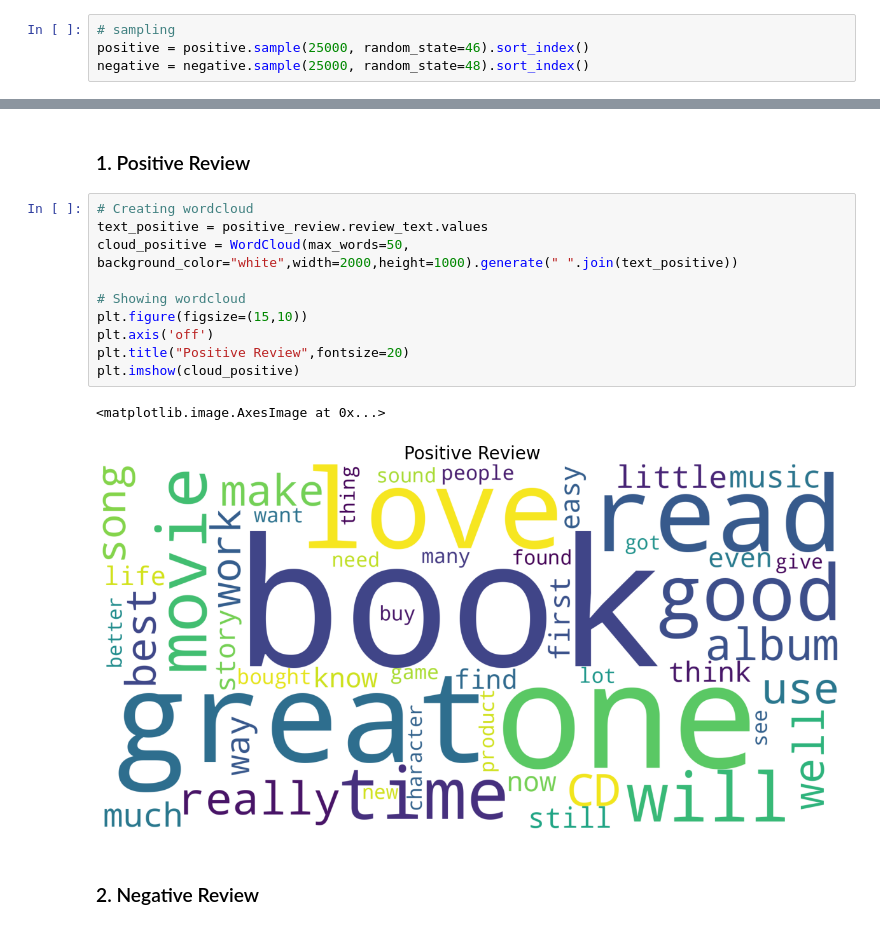
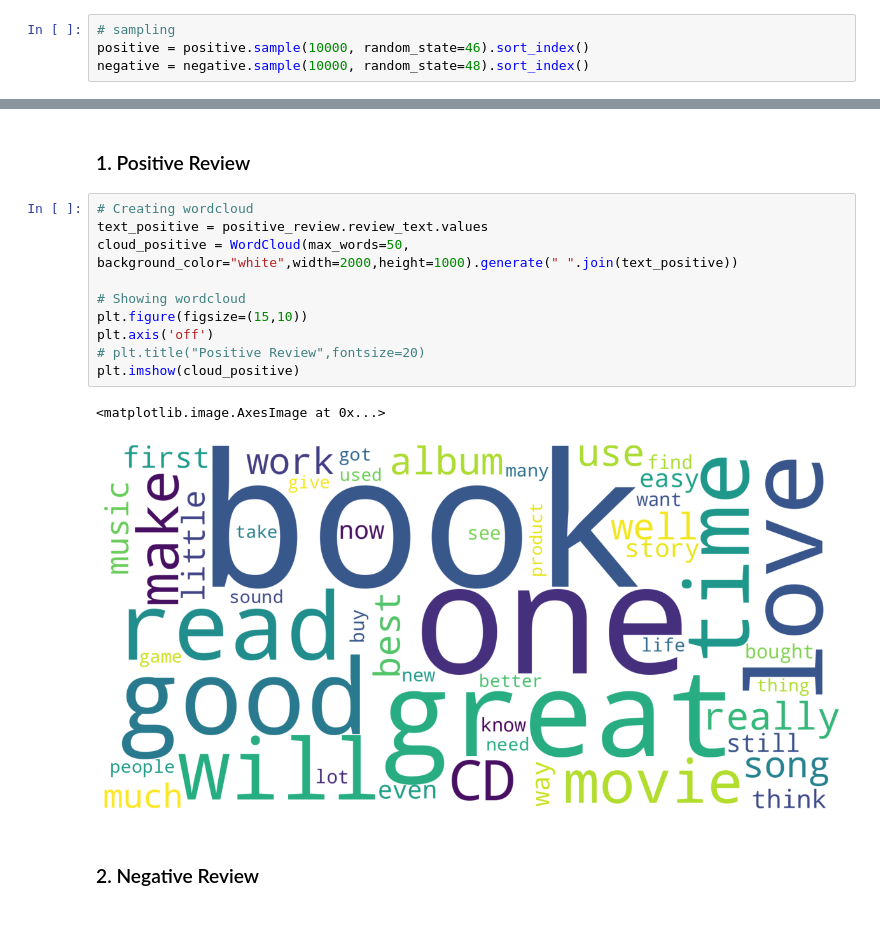
Before and after one commit to ahmadluay9/-Sentiment-Analysis-of-Amazon-Customer-Reviews, a Jupyter notebook: Notebook_Sentiment_Analysis_of_Amazon_Customer_Reviews.ipynb, the cells around one changed output, grey strips where cells are left out. Drawn from its saved outputs; the diff is of its cells as text.

```diff
--- a/Notebook_Sentiment_Analysis_of_Amazon_Customer_Reviews.ipynb
+++ b/Notebook_Sentiment_Analysis_of_Amazon_Customer_Reviews.ipynb
@@ -189,8 +189,8 @@ positive = df[df['class_index']==2]
 negative = df[df['class_index']==1]
 # %%
 # sampling
-positive = positive.sample(25000, random_state=46).sort_index()
-negative = negative.sample(25000, random_state=48).sort_index()
+positive = positive.sample(10000, random_state=46).sort_index()
+negative = negative.sample(10000, random_state=48).sort_index()
 # %%
 # concat the dataframe
 data = [positive,negative]
@@ -436,16 +441,16 @@ In this section, data exploration is carried out to find out the most common wor
 # %%
 # Creating wordcloud
 text_positive = positive_review.review_text.values
 cloud_positive = WordCloud(max_words=50, background_color="white",width=2000,height=1000).generate(" ".join(text_positive))
 
 # Showing wordcloud
 plt.figure(figsize=(15,10))
 plt.axis('off')
-plt.title("Positive Review",fontsize=20)
+# plt.title("Positive Review",fontsize=20)
 plt.imshow(cloud_positive)
 # %% [output]
 <matplotlib.image.AxesImage at 0x...>
-[figure, old version]
+[figure, new version]
 # %% [markdown]
 ### 2. Negative Review
 # %%
```
Also changed, not shown: parts of 61 cells of this notebook, 1 other file.
